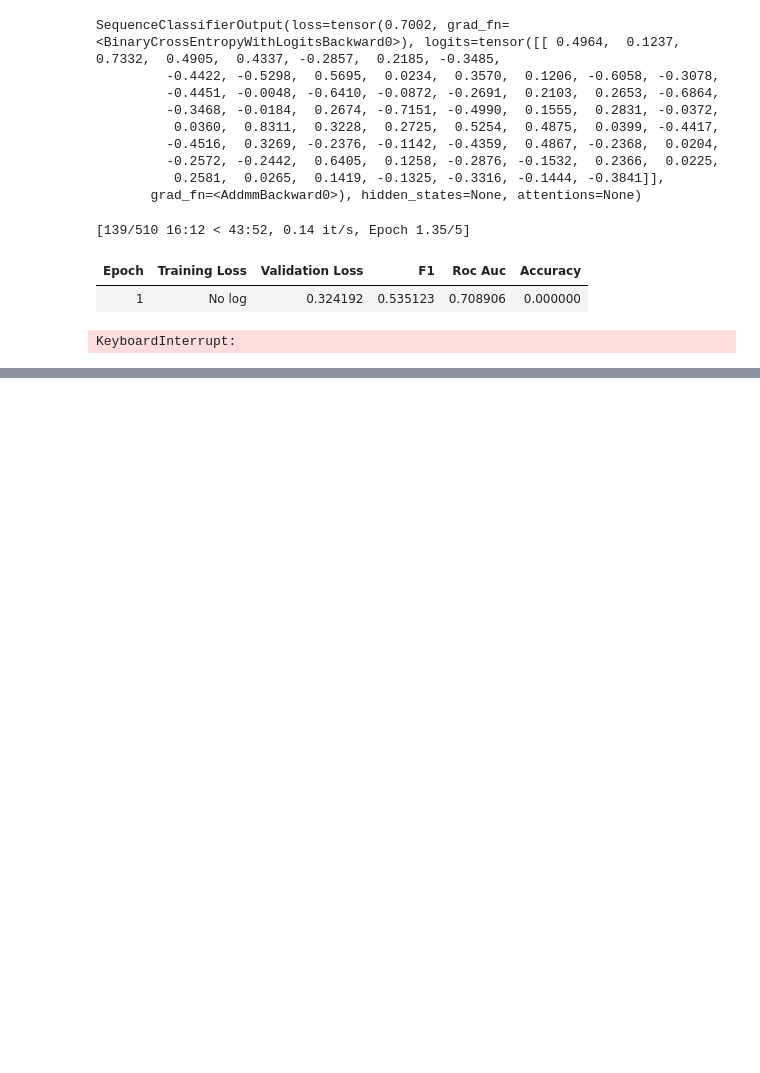
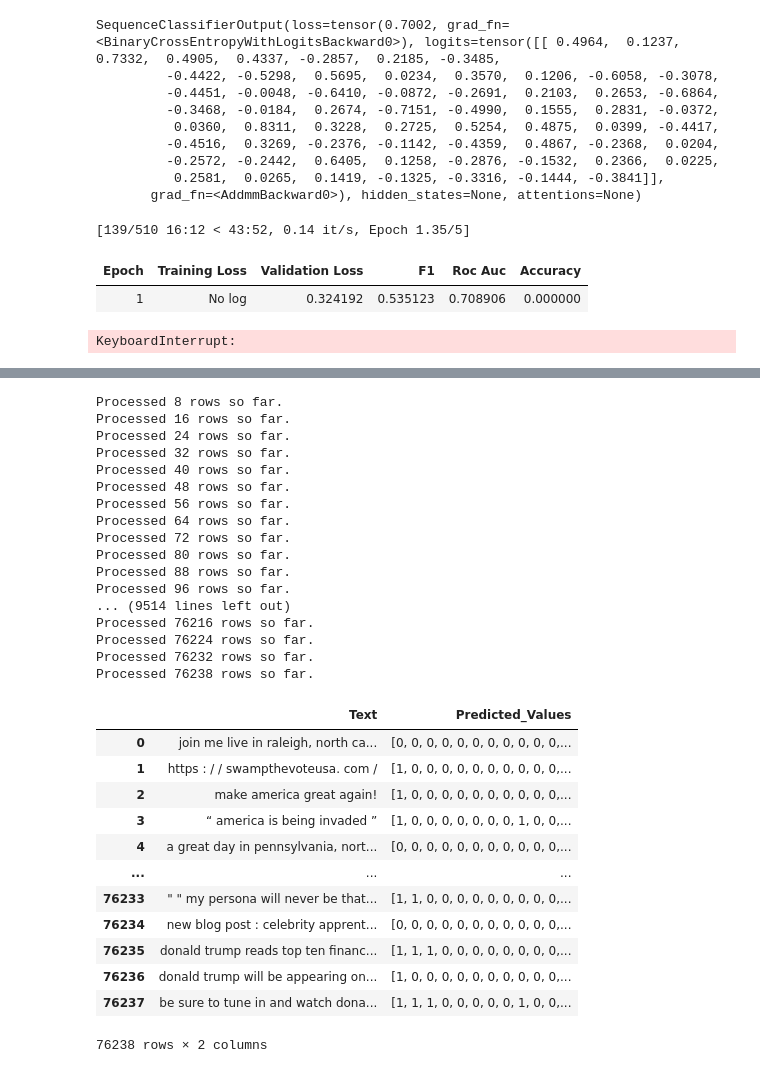
Before and after one commit to vikramv17/cs457-final-project, a Jupyter notebook: multi-class.ipynb, the cells around one changed output, grey strips where cells are left out. Drawn from its saved outputs; the diff is of its cells as text; code cells hidden in the pictures; blank space fills up the shorter version.

```diff
--- a/multi-class.ipynb
+++ b/multi-class.ipynb
@@ -344,0 +462,66 @@ display(results_df)
+# %%
+# Put model in eval mode
+trained_model.eval()
+
+# Create a DataLoader for the test dataset
+trump_loader = DataLoader(dataset_trump['trump'], batch_size=8)
+
+trump_results = pd.DataFrame(columns=['Text', 'Predicted_Values'])
+
+# Iterate through the test dataset and make predictions
+for batch in trump_loader:
+    input_ids = batch['input_ids']
+    attention_mask = batch['attention_mask']
+
+    decoded_texts = [tokenizer.decode(ids, skip_special_tokens=True) for ids in input_ids]
+
+    with torch.no_grad():
+        outputs = trained_model(input_ids=input_ids, attention_mask=attention_mask)
+        logits = outputs.logits
+        predictions = torch.sigmoid(logits) > 0.5
+        # Convert predictions to integers (1 or 0)
+        predictions = predictions.int()
+
+        batch_results = []
+        for text, pred in zip(decoded_texts, predictions.numpy()):
+            batch_results.append({'Text': text, 'Predicted_Values': list(pred)})
+
+        # Convert the list of results to a DataFrame
+        batch_df = pd.DataFrame(batch_results)
+        print(f"Processed {len(trump_results) + len(batch_df)} rows so far.")
+
+        # Concatenate the batch DataFrame with the main results DataFrame
+        trump_results = pd.concat([trump_results, batch_df], ignore_index=True)
+
+display(trump_results)
+# %% [output]
+Processed 8 rows so far.
+Processed 16 rows so far.
+Processed 24 rows so far.
+Processed 32 rows so far.
+Processed 40 rows so far.
+Processed 48 rows so far.
+Processed 56 rows so far.
+Processed 64 rows so far.
+Processed 72 rows so far.
+Processed 80 rows so far.
+Processed 88 rows so far.
+Processed 96 rows so far.
+... (9514 lines left out)
+Processed 76216 rows so far.
+Processed 76224 rows so far.
+Processed 76232 rows so far.
+Processed 76238 rows so far.
+|  | Text | Predicted_Values |
+| 0 | join me live in raleigh, north ca... | [0, 0, 0, 0, 0, 0, 0, 0, 0, 0, 0,... |
+| 1 | https : / / swampthevoteusa. com / | [1, 0, 0, 0, 0, 0, 0, 0, 0, 0, 0,... |
+| 2 | make america great again! | [1, 0, 0, 0, 0, 0, 0, 0, 0, 0, 0,... |
+| 3 | “ america is being invaded ” | [1, 0, 0, 0, 0, 0, 0, 0, 1, 0, 0,... |
+| 4 | a great day in pennsylvania, nort... | [0, 0, 0, 0, 0, 0, 0, 0, 0, 0, 0,... |
+| ... | ... | ... |
+| 76233 | " " my persona will never be that... | [1, 1, 0, 0, 0, 0, 0, 0, 0, 0, 0,... |
+| 76234 | new blog post : celebrity apprent... | [0, 0, 0, 0, 0, 0, 0, 0, 0, 0, 0,... |
+| 76235 | donald trump reads top ten financ... | [1, 1, 1, 0, 0, 0, 0, 0, 0, 0, 0,... |
+| 76236 | donald trump will be appearing on... | [1, 0, 0, 0, 0, 0, 0, 0, 0, 0, 0,... |
+| 76237 | be sure to tune in and watch dona... | [1, 1, 1, 0, 0, 0, 0, 0, 1, 0, 0,... |
+76238 rows × 2 columns
```
Also changed, not shown: parts of 16 cells of this notebook, 7 other files.
